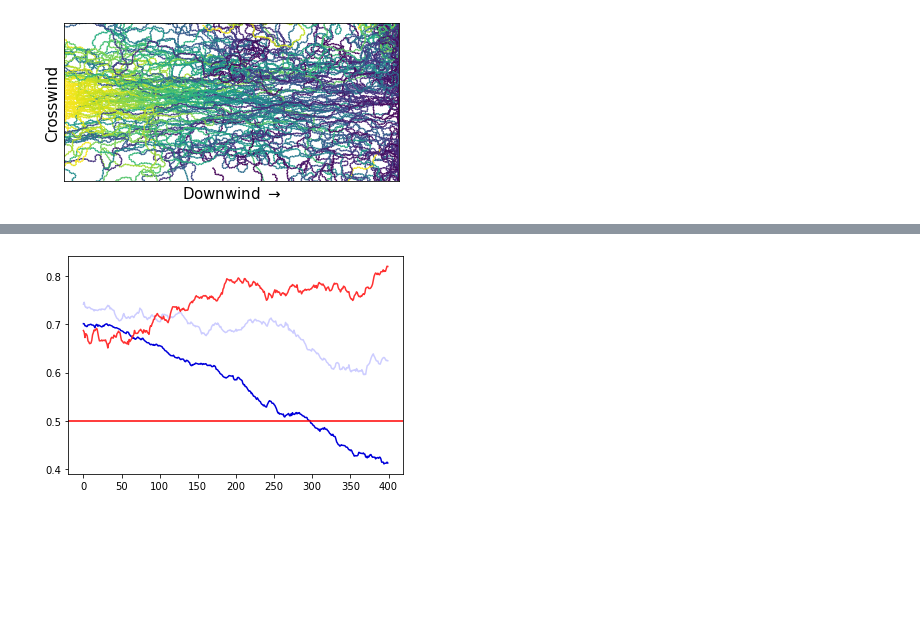
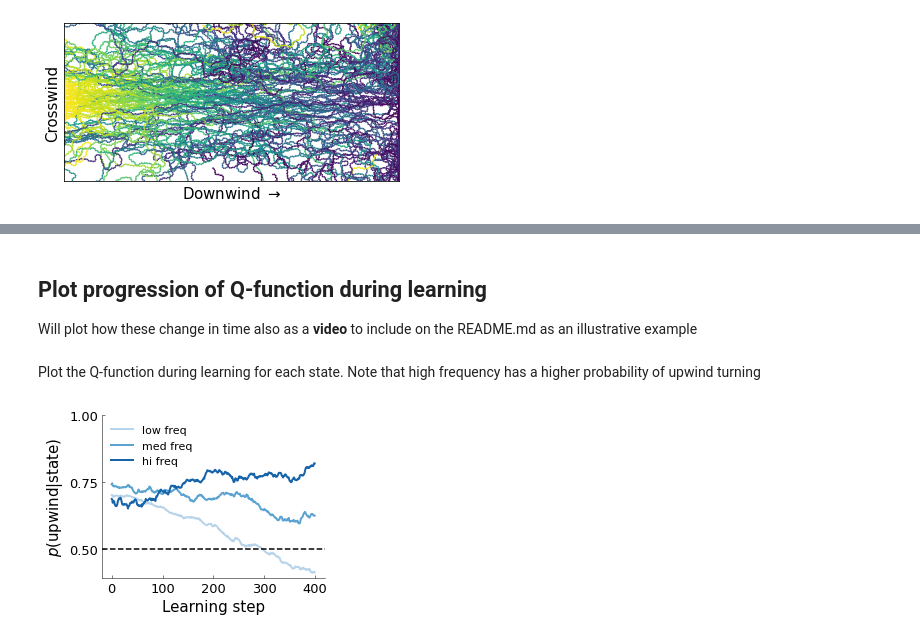
Before and after one commit to niragkadakia/odor-plume-reinforcement-learning, a Jupyter notebook: stochastic-turning model.ipynb, the cells around one changed output, grey strips where cells are left out. Saved outputs shown, nothing was run; the diff lists cells and outputs as text; code cells hidden in the pictures; blank space fills up the shorter version.

Commit message:
Add video scripts and video to Readme

```diff
--- a/stochastic-turning model.ipynb
+++ b/stochastic-turning model.ipynb
@@ -213,20 +216,41 @@ plt.show()
+# %% [markdown]
+## Plot progression of Q-function during learning
+Will plot how these change in time also as a **video** to include on the README.md as an illustrative example
 # %%
-nums = 400
-Q_reduce = np.empty((nums, a._num_states, a._num_actions, a.num_walkers))*np.nan
+# How many steps to plot before reaching the source
+steps_to_src = 400
+
+Q_snippet = np.empty((steps_to_src, a._num_states,
+                      a._num_actions, a.num_walkers))*np.nan
 for iW in range(a.num_walkers):
-    if path_lengths[iW] < nums:
-        Q_reduce[:, :, :, iW] = np.nan
+
+    # If not long enough, just ignore; otherwise append last steps_to_src points
+    if path_lengths[iW] < steps_to_src:
+        Q_snippet[:, :, :, iW] = np.nan
     else:
-        Q_reduce[:, :, :, iW] = Q[path_lengths[iW] - nums:path_lengths[iW], :, :, iW]
-Q_avg = np.nanmean(Q_reduce, axis=-1)
+        Q_snippet[:, :, :, iW] = Q[path_lengths[iW] - nums:path_lengths[iW], :, :, iW]
+
+Q_avg = np.nanmean(Q_snippet, axis=-1)
+# %% [markdown]
+Plot the Q-function during learning for each state. Note that high frequency has a higher probability of upwind turning
 # %%
-temp = .3
+temp = 0.3
+fig = gen_plot(4, 3)
+Qs_to_plot = []
+labels = ['low freq', 'med freq', 'hi freq']
 for idx in range(b._num_states):
     Q1 = np.exp(Q_avg[:, idx, 0]/temp)
     Q2 = np.exp(Q_avg[:, idx, 1]/temp)
-    val_normed = Q1/(Q1 + Q2)
-    plt.plot(val_normed, color=plt.cm.seismic(idx/(a._num_states + 1) + 0.2))
-plt.axhline(0.5, color='r')
+    Q1_normed = Q1/(Q1 + Q2)
+    Qs_to_plot.append(Q1_normed)
+    plt.plot(Q1_normed, color=plt.cm.Blues(idx/(a._num_states + 1) + 0.3),
+             lw=2, label=labels[idx])
+plt.axhline(0.5, color='k', ls='--')
+plt.yticks(np.arange(0.5, 1.01, 0.25), fontsize=13)
+plt.ylabel('$p$(upwind|state)', fontsize=15)
+plt.xticks(np.arange(0, steps_to_src + 1, 100), fontsize=13)
+plt.xlabel('Learning step', fontsize=15)
+plt.legend(loc=2, frameon=False, fontsize=11)
 plt.show()
 # %% [output]
-[figure, old version]
+[figure, new version]
```
Also changed, not shown: parts of 10 cells of this notebook, 10 other files.
